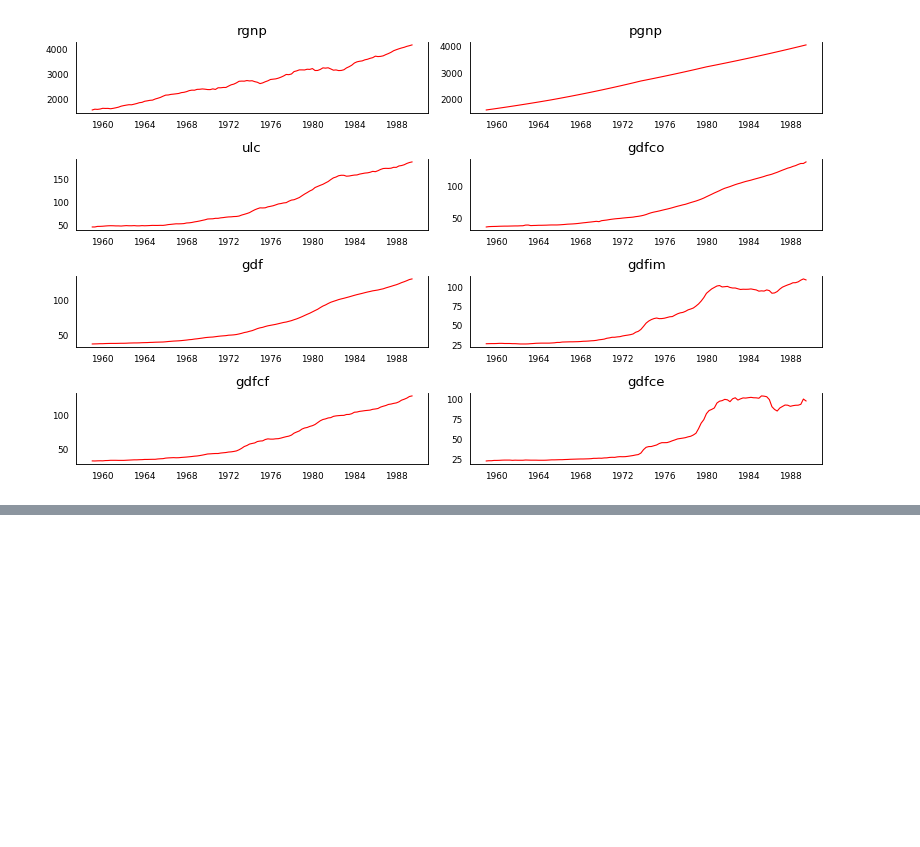
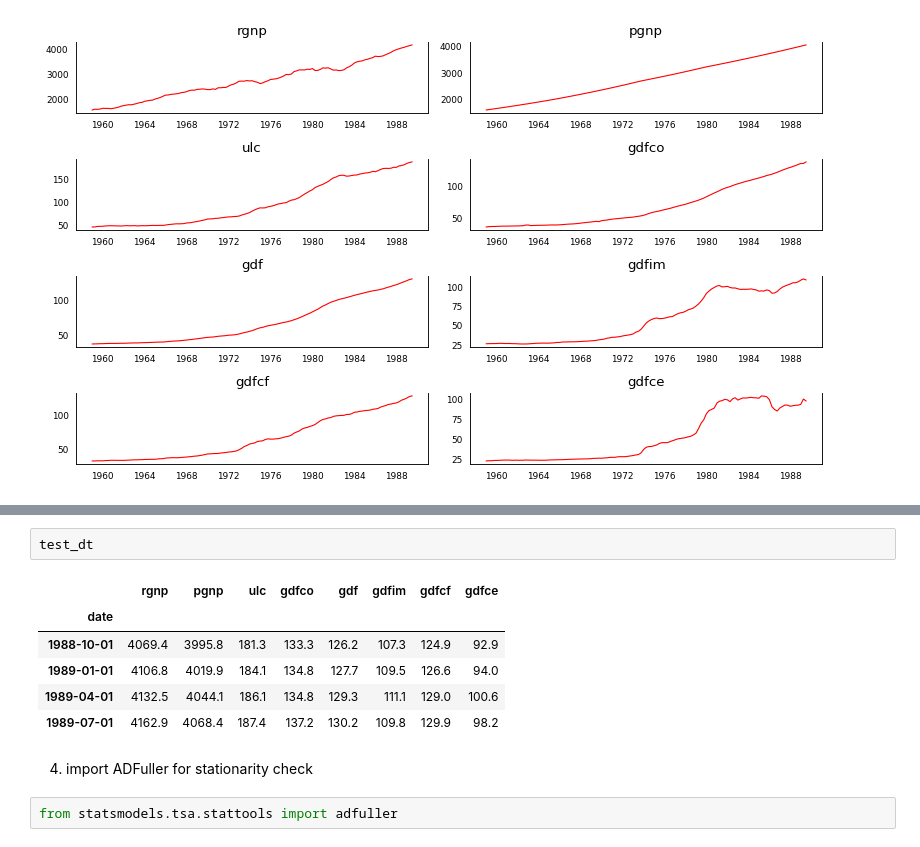
Before and after one commit to ydatta/datafile, a Jupyter notebook: 22_05_18_P_session_17_VAR_4.ipynb, the cells around one changed output, grey strips where cells are left out. Drawn from its saved outputs; the diff is of its cells as text; blank space fills up the shorter version.

```diff
--- a/22_05_18_P_session_17_VAR_4.ipynb
+++ b/22_05_18_P_session_17_VAR_4.ipynb
@@ -97,0 +111,13 @@ plt.tight_layout()
+# %%
+test_dt
+# %% [output]
+|  | rgnp | pgnp | ulc | gdfco | gdf | gdfim | gdfcf | gdfce |
+| date |  |  |  |  |  |  |  |  |
+| 1988-10-01 | 4069.4 | 3995.8 | 181.3 | 133.3 | 126.2 | 107.3 | 124.9 | 92.9 |
+| 1989-01-01 | 4106.8 | 4019.9 | 184.1 | 134.8 | 127.7 | 109.5 | 126.6 | 94.0 |
+| 1989-04-01 | 4132.5 | 4044.1 | 186.1 | 134.8 | 129.3 | 111.1 | 129.0 | 100.6 |
+| 1989-07-01 | 4162.9 | 4068.4 | 187.4 | 137.2 | 130.2 | 109.8 | 129.9 | 98.2 |
+# %% [markdown]
+4. import ADFuller for stationarity check
+# %%
+from statsmodels.tsa.stattools import adfuller
```
Also changed, not shown: parts of 23 cells of this notebook.
